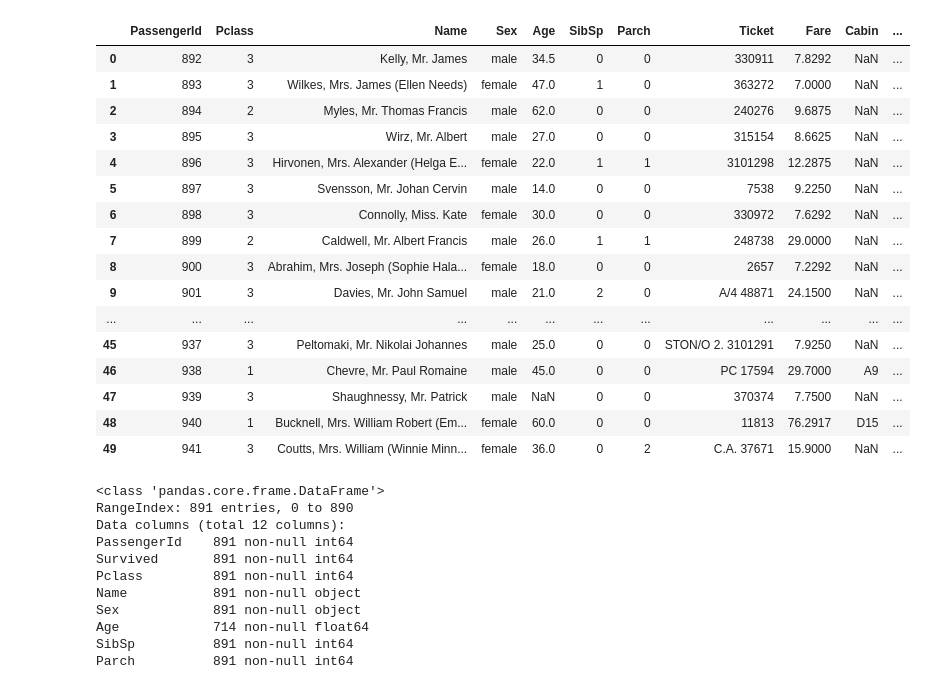
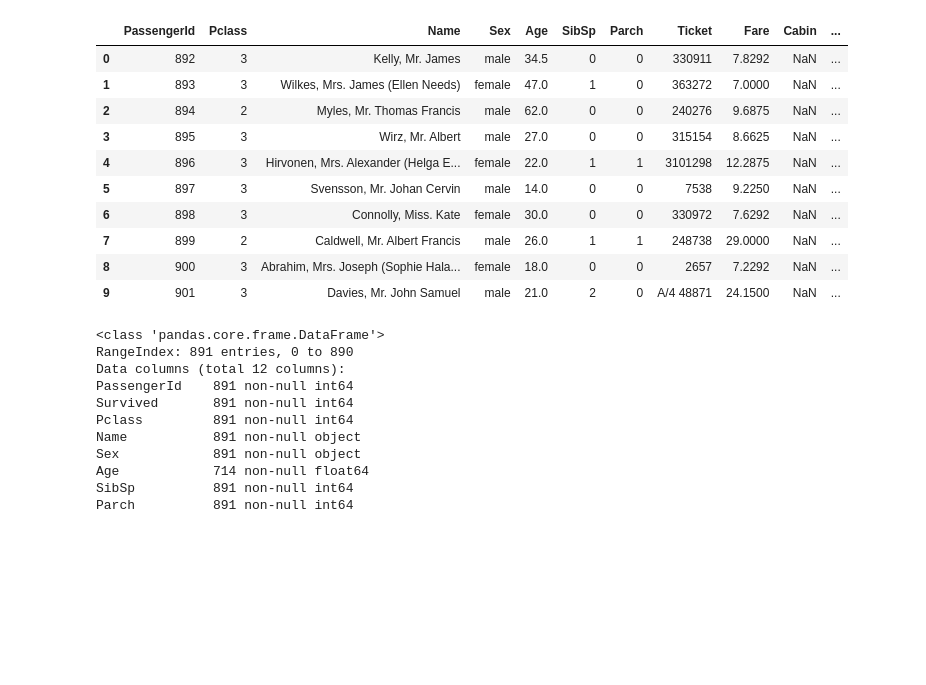
Before and after one commit to faameem/path-to-ai, a Jupyter notebook: kaggle/competitions/getting-started/titanic-machine-learning-from-disaster/fm-titanic-machine-learning-from-disaster.ipynb, the cells around one changed output. Drawn from its saved outputs; the diff is of its cells as text; code cells hidden in the pictures; blank space fills up the shorter version.

```diff
--- a/kaggle/competitions/getting-started/titanic-machine-learning-from-disaster/fm-titanic-machine-learning-from-disaster.ipynb
+++ b/kaggle/competitions/getting-started/titanic-machine-learning-from-disaster/fm-titanic-machine-learning-from-disaster.ipynb
@@ -25,25 +83,19 @@ _df_train.head(10)
 | 8 | 9 | 1 | 3 | Johnson, Mrs. Oscar W (Elisabeth ... | female | 27.0 | 0 | 2 | 347742 | 11.1333 | ... |
 | 9 | 10 | 1 | 2 | Nasser, Mrs. Nicholas (Adele Achem) | female | 14.0 | 1 | 0 | 237736 | 30.0708 | ... |
 # %%
-_df_test.head(50)
+_df_test.head(10)
 # %% [output]
 |  | PassengerId | Pclass | Name | Sex | Age | SibSp | Parch | Ticket | Fare | Cabin | ... |
 | 0 | 892 | 3 | Kelly, Mr. James | male | 34.5 | 0 | 0 | 330911 | 7.8292 | NaN | ... |
 | 1 | 893 | 3 | Wilkes, Mrs. James (Ellen Needs) | female | 47.0 | 1 | 0 | 363272 | 7.0000 | NaN | ... |
 | 2 | 894 | 2 | Myles, Mr. Thomas Francis | male | 62.0 | 0 | 0 | 240276 | 9.6875 | NaN | ... |
 | 3 | 895 | 3 | Wirz, Mr. Albert | male | 27.0 | 0 | 0 | 315154 | 8.6625 | NaN | ... |
 | 4 | 896 | 3 | Hirvonen, Mrs. Alexander (Helga E... | female | 22.0 | 1 | 1 | 3101298 | 12.2875 | NaN | ... |
 | 5 | 897 | 3 | Svensson, Mr. Johan Cervin | male | 14.0 | 0 | 0 | 7538 | 9.2250 | NaN | ... |
 | 6 | 898 | 3 | Connolly, Miss. Kate | female | 30.0 | 0 | 0 | 330972 | 7.6292 | NaN | ... |
 | 7 | 899 | 2 | Caldwell, Mr. Albert Francis | male | 26.0 | 1 | 1 | 248738 | 29.0000 | NaN | ... |
 | 8 | 900 | 3 | Abrahim, Mrs. Joseph (Sophie Hala... | female | 18.0 | 0 | 0 | 2657 | 7.2292 | NaN | ... |
 | 9 | 901 | 3 | Davies, Mr. John Samuel | male | 21.0 | 2 | 0 | A/4 48871 | 24.1500 | NaN | ... |
-| ... | ... | ... | ... | ... | ... | ... | ... | ... | ... | ... | ... |
-| 45 | 937 | 3 | Peltomaki, Mr. Nikolai Johannes | male | 25.0 | 0 | 0 | STON/O 2. 3101291 | 7.9250 | NaN | ... |
-| 46 | 938 | 1 | Chevre, Mr. Paul Romaine | male | 45.0 | 0 | 0 | PC 17594 | 29.7000 | A9 | ... |
-| 47 | 939 | 3 | Shaughnessy, Mr. Patrick | male | NaN | 0 | 0 | 370374 | 7.7500 | NaN | ... |
-| 48 | 940 | 1 | Bucknell, Mrs. William Robert (Em... | female | 60.0 | 0 | 0 | 11813 | 76.2917 | D15 | ... |
-| 49 | 941 | 3 | Coutts, Mrs. William (Winnie Minn... | female | 36.0 | 0 | 2 | C.A. 37671 | 15.9000 | NaN | ... |
 # %%
 _df_train.info()
 # %% [output]
```
Also changed, not shown: parts of 90 cells of this notebook.
